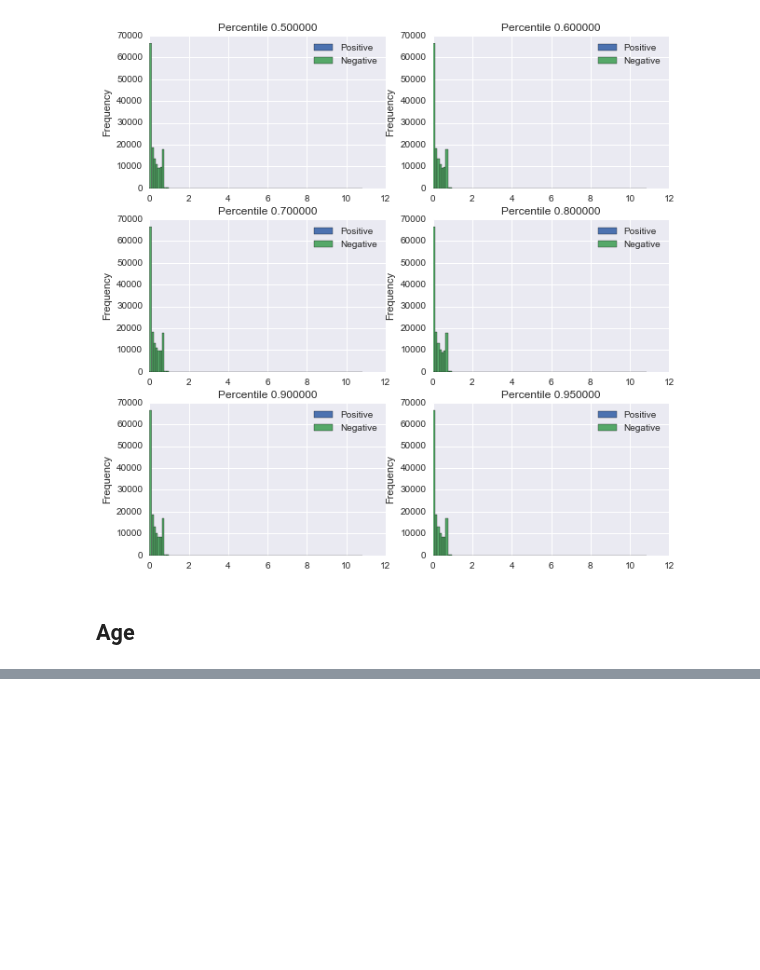
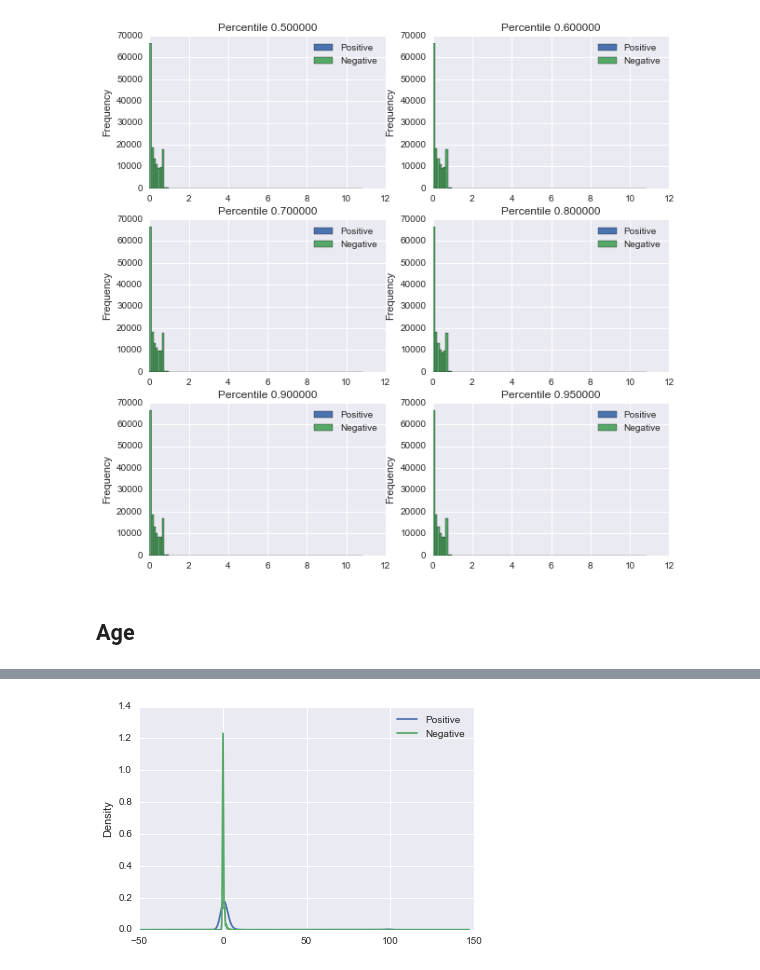
Before and after one commit to numb3r33/Applied-Data-Analysis, a Jupyter notebook: Give-Me-Credit/notebooks/Give-Me-Credit-Data-Cleaning.ipynb, the cells around one changed output, grey strips where cells are left out. Cells and saved outputs as stored; diff of their text form; code cells hidden in the pictures; blank space fills up the shorter version.

```diff
--- a/Give-Me-Credit/notebooks/Give-Me-Credit-Data-Cleaning.ipynb
+++ b/Give-Me-Credit/notebooks/Give-Me-Credit-Data-Cleaning.ipynb
@@ -153,0 +181,7 @@ train[mask].Age.plot(kind='kde')
+# %%
+train[mask]['NumberOfTime30-59DaysPastDueNotWorse'].plot(kind='kde', label='Positive')
+train[~mask]['NumberOfTime30-59DaysPastDueNotWorse'].plot(kind='kde', label='Negative')
+
+plt.legend(loc='best');
+# %% [output]
+[figure, added]
```
Also changed, not shown: parts of 3 cells of this notebook.
